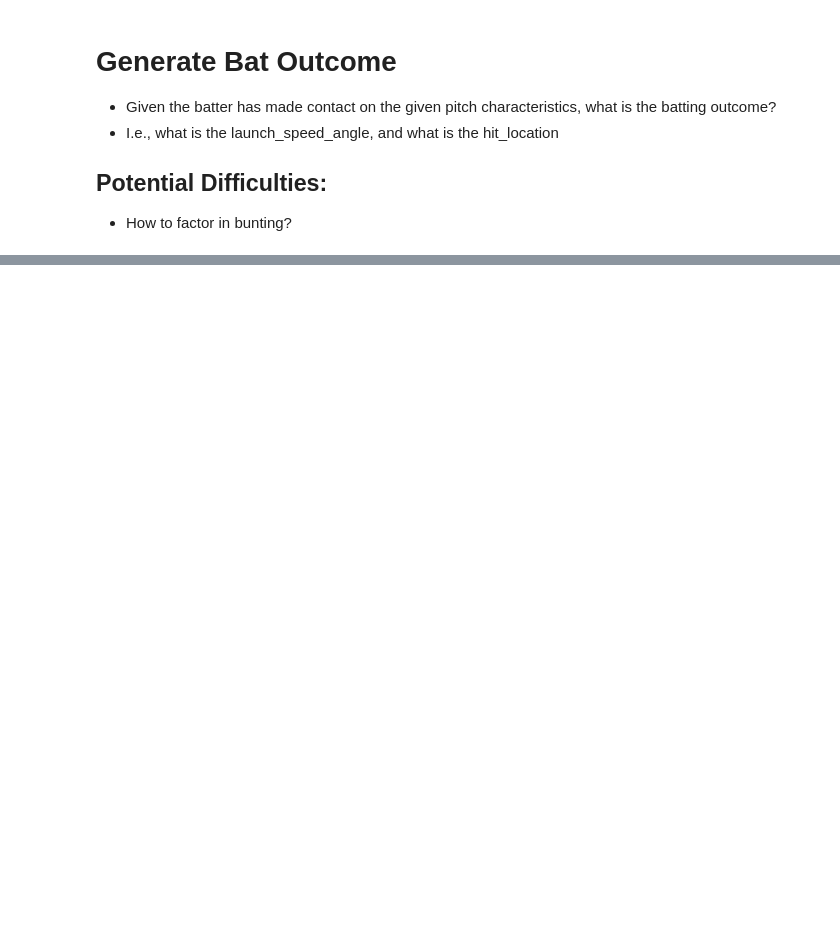
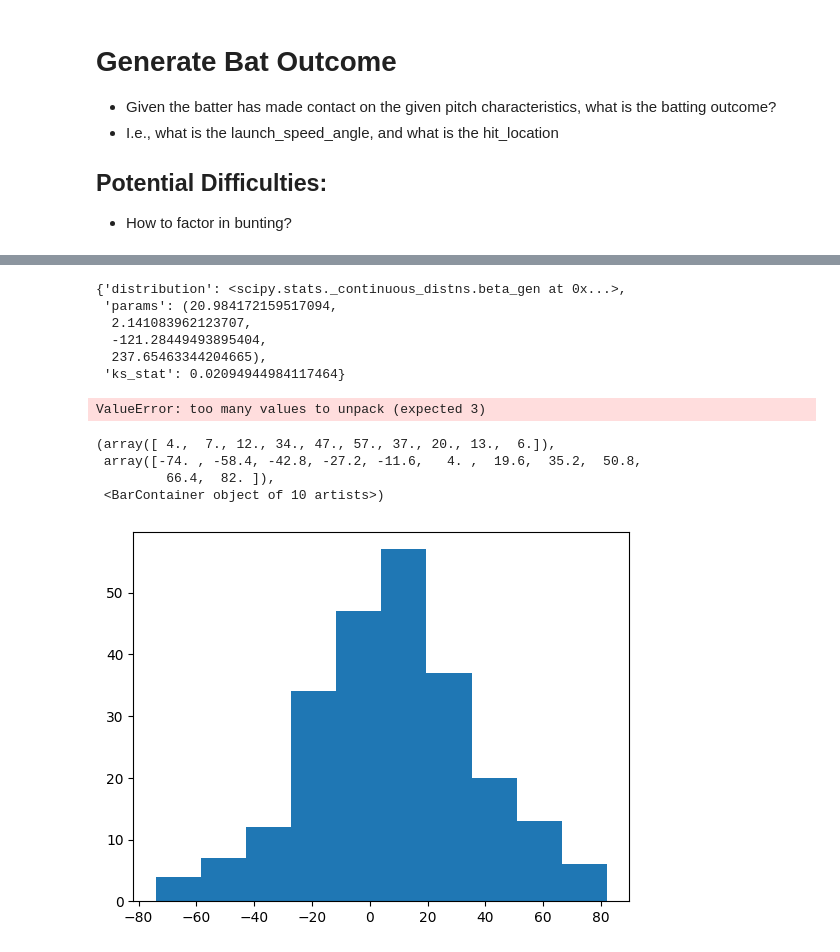
Before and after one commit to reecetec/mlb_simulator, a Jupyter notebook: notebooks/4.0-hit-outcome.ipynb, the cells around one changed output, grey strips where cells are left out. Drawn from its saved outputs; the diff is of its cells as text; code cells hidden in the pictures; blank space fills up the shorter version.

```diff
--- a/notebooks/4.0-hit-outcome.ipynb
+++ b/notebooks/4.0-hit-outcome.ipynb
@@ -193,0 +92,61 @@ df[['venue_name', 'extra_distance']].sort_values(by='extra_distance', ascending=
+# %%
+best_fits['Variable 1']
+# %% [output]
+{'distribution': <scipy.stats._continuous_distns.beta_gen at 0x...>,
+ 'params': (20.984172159517094,
+  2.141083962123707,
+  -121.28449493895404,
+  237.65463344204665),
+ 'ks_stat': 0.02094944984117464}
+# %%
+import numpy as np
+import scipy.stats as stats
+import matplotlib.pyplot as plt
+
+def plot_best_fit(data, distribution, params, title):
+    # Create histogram of data
+    plt.hist(data, bins=30, density=True, alpha=0.6, color='g', label='Data')
+
+    # Generate PDF from the best-fitting distribution
+    x = np.linspace(min(data), max(data), 1000)
+    pdf = distribution.pdf(x, *params[:-2], loc=params[-2], scale=params[-1])
+
+    # Plot the PDF
+    plt.plot(x, pdf, 'r-', lw=2, label='Best fit PDF')
+    plt.xlabel('Data')
+    plt.ylabel('Density')
+    plt.title(title)
+    plt.legend()
+    plt.show()
+
+def find_and_plot_best_fits(data1, data2, data3):
+    # Define candidate distributions for each dataset
+    distributions_1 = [stats.lognorm, stats.gamma, stats.beta, stats.fatiguelife]
+    distributions_2 = [stats.norm]
+    distributions_3 = [stats.genpareto, stats.weibull_min, stats.weibull_max, stats.fatiguelife]
+
+    # Find the best fit for each dataset
+    best_dist_1, params_1, ks_1 = best_fit_distribution(data1, distributions_1)
+    best_dist_2, params_2, ks_2 = best_fit_distribution(data2, distributions_2)
+    best_dist_3, params_3, ks_3 = best_fit_distribution(data3, distributions_3)
+
+    # Plot the best-fitting distributions
+    plot_best_fit(data1, best_dist_1, params_1, 'Best fit for Variable 1')
+    plot_best_fit(data2, best_dist_2, params_2, 'Best fit for Variable 2')
+    plot_best_fit(data3, best_dist_3, params_3, 'Best fit for Variable 3')
+
+input_data = []
+for col in y_test.columns:
+    input_data.append(y_test[col])
+
+find_and_plot_best_fits(*input_data)
+# %% [output]
+ValueError: too many values to unpack (expected 3)
+# %%
+plt.hist(y_test['launch_angle'])
+# %% [output]
+(array([ 4.,  7., 12., 34., 47., 57., 37., 20., 13.,  6.]),
+ array([-74. , -58.4, -42.8, -27.2, -11.6,   4. ,  19.6,  35.2,  50.8,
+         66.4,  82. ]),
+ <BarContainer object of 10 artists>)
+[figure, added]
```
Also changed, not shown: parts of 31 cells of this notebook, 10 other files.
